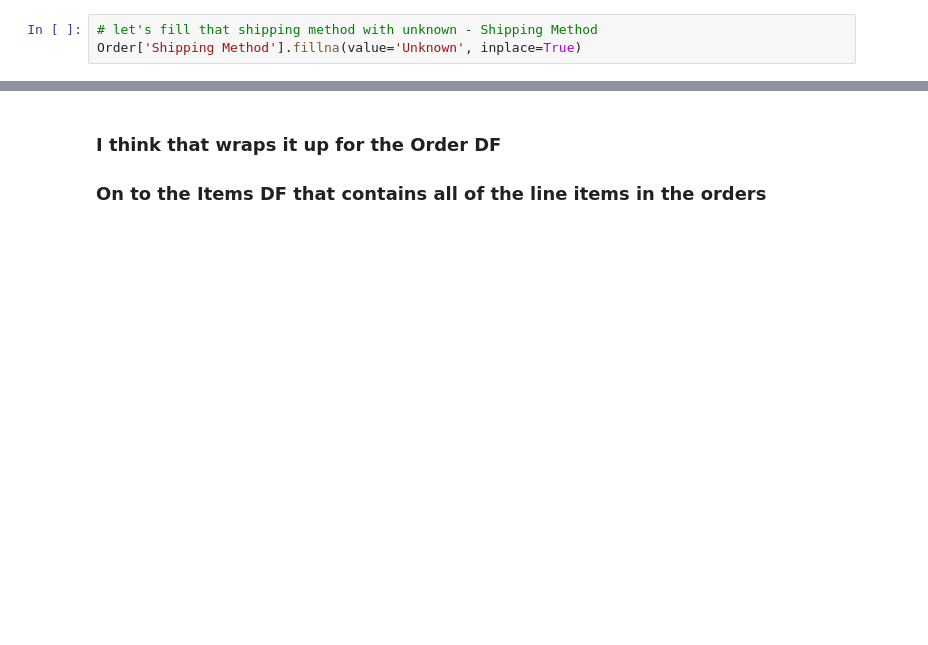
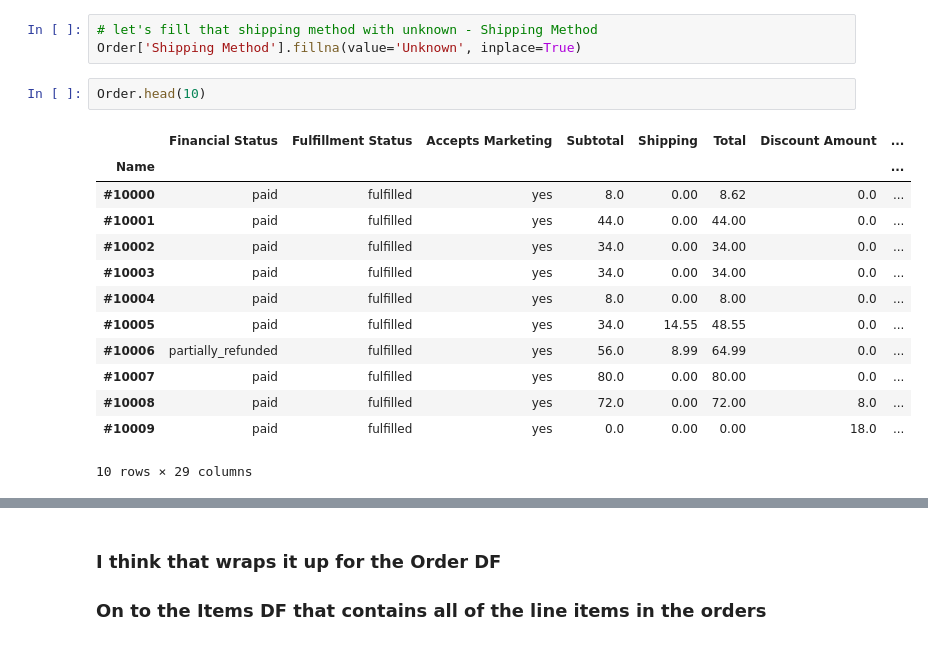
Before and after one commit to shahinrostami/Shopify-CLV, a Jupyter notebook: Cap2_cust_data_wrangling2.ipynb, the cells around one changed output, grey strips where cells are left out. Cells and saved outputs as stored; diff of their text form; blank space fills up the shorter version.

```diff
--- a/Cap2_cust_data_wrangling2.ipynb
+++ b/Cap2_cust_data_wrangling2.ipynb
@@ -403,3 +406,19 @@ Name: Shipping Method, dtype: int64
 # %%
 # let's fill that shipping method with unknown - Shipping Method
 Order['Shipping Method'].fillna(value='Unknown', inplace=True)
+# %%
+Order.head(10)
+# %% [output]
+|  | Financial Status | Fulfillment Status | Accepts Marketing | Subtotal | Shipping | Total | Discount Amount | ... |
+| Name |  |  |  |  |  |  |  | ... |
+| #10000 | paid | fulfilled | yes | 8.0 | 0.00 | 8.62 | 0.0 | ... |
+| #10001 | paid | fulfilled | yes | 44.0 | 0.00 | 44.00 | 0.0 | ... |
+| #10002 | paid | fulfilled | yes | 34.0 | 0.00 | 34.00 | 0.0 | ... |
+| #10003 | paid | fulfilled | yes | 34.0 | 0.00 | 34.00 | 0.0 | ... |
+| #10004 | paid | fulfilled | yes | 8.0 | 0.00 | 8.00 | 0.0 | ... |
+| #10005 | paid | fulfilled | yes | 34.0 | 14.55 | 48.55 | 0.0 | ... |
+| #10006 | partially_refunded | fulfilled | yes | 56.0 | 8.99 | 64.99 | 0.0 | ... |
+| #10007 | paid | fulfilled | yes | 80.0 | 0.00 | 80.00 | 0.0 | ... |
+| #10008 | paid | fulfilled | yes | 72.0 | 0.00 | 72.00 | 8.0 | ... |
+| #10009 | paid | fulfilled | yes | 0.0 | 0.00 | 0.00 | 18.0 | ... |
+10 rows × 29 columns
```
Also changed, not shown: parts of 37 cells of this notebook, 4 other files.
